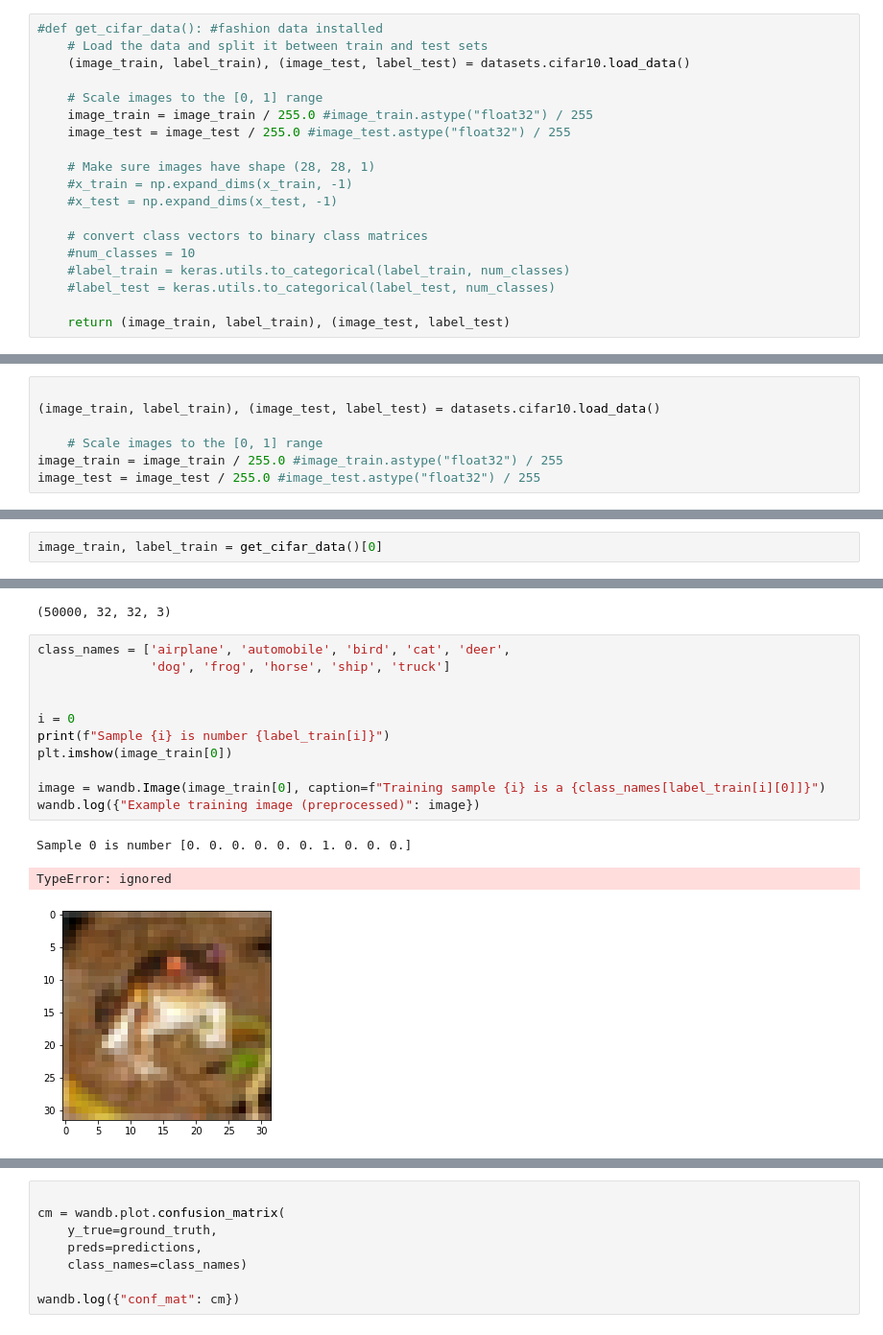
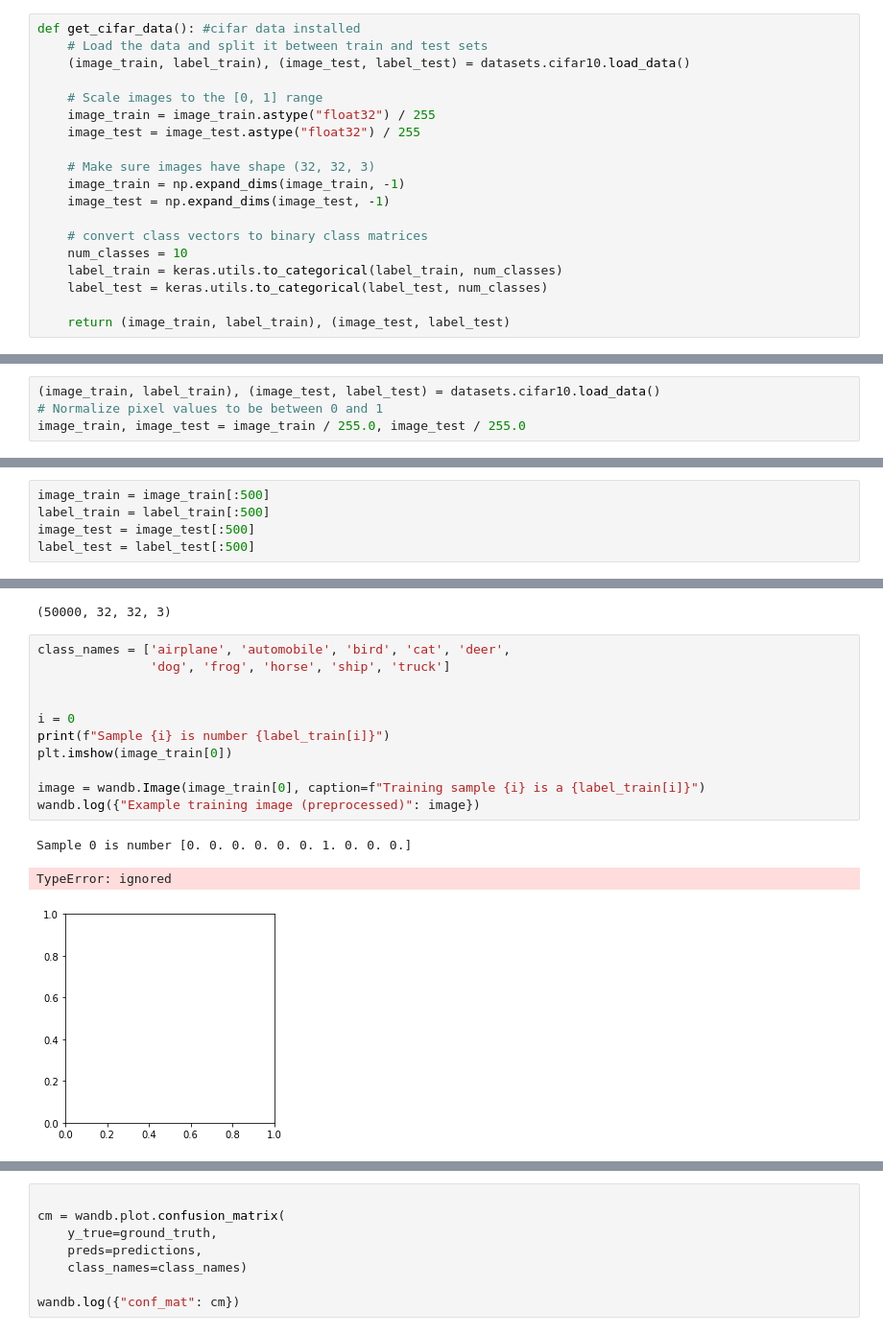
Before and after one commit to TheKeiser/ai-ml-principles-exercises, a Jupyter notebook: ML-training/logging-trainings-with-WandB/Inlamning1_clean.ipynb, the cells around one changed output, grey strips where cells are left out. Shown at 96% size. Saved outputs shown, nothing was run; the diff lists cells and outputs as text.

```diff
--- a/ML-training/logging-trainings-with-WandB/Inlamning1_clean.ipynb
+++ b/ML-training/logging-trainings-with-WandB/Inlamning1_clean.ipynb
@@ -92,19 +92,19 @@ The neural network will be trained on a digit classification dataset called *MNI
 # %%
-#def get_cifar_data(): #fashion data installed
+def get_cifar_data(): #cifar data installed
     # Load the data and split it between train and test sets
     (image_train, label_train), (image_test, label_test) = datasets.cifar10.load_data()
 
     # Scale images to the [0, 1] range
-    image_train = image_train / 255.0 #image_train.astype("float32") / 255
-    image_test = image_test / 255.0 #image_test.astype("float32") / 255
+    image_train = image_train.astype("float32") / 255
+    image_test = image_test.astype("float32") / 255
 
-    # Make sure images have shape (28, 28, 1)
-    #x_train = np.expand_dims(x_train, -1)
-    #x_test = np.expand_dims(x_test, -1)
+    # Make sure images have shape (32, 32, 3)
+    image_train = np.expand_dims(image_train, -1)
+    image_test = np.expand_dims(image_test, -1)
 
     # convert class vectors to binary class matrices
-    #num_classes = 10
-    #label_train = keras.utils.to_categorical(label_train, num_classes)
-    #label_test = keras.utils.to_categorical(label_test, num_classes)
+    num_classes = 10
+    label_train = keras.utils.to_categorical(label_train, num_classes)
+    label_test = keras.utils.to_categorical(label_test, num_classes)
 
     return (image_train, label_train), (image_test, label_test)
@@ -113,7 +115,4 @@ IndentationError: ignored
 # %%
-
 (image_train, label_train), (image_test, label_test) = datasets.cifar10.load_data()
-
-    # Scale images to the [0, 1] range
-image_train = image_train / 255.0 #image_train.astype("float32") / 255
-image_test = image_test / 255.0 #image_test.astype("float32") / 255
+# Normalize pixel values to be between 0 and 1
+image_train, image_test = image_train / 255.0, image_test / 255.0
@@ -125,2 +118,0 @@ train_images, test_images = train_images / 255.0, test_images / 255.0
-# %%
-image_train, label_train = get_cifar_data()[0]
@@ -127,3 +121,8 @@ image_train, label_train = get_cifar_data()[0]
+# %%
+image_train = image_train[:500]
+label_train = label_train[:500]
+image_test = image_test[:500]
+label_test = label_test[:500]
 # %%
 image_train.shape
 # %% [output]
@@ -131,18 +130,18 @@ image_train.shape
 # %%
 class_names = ['airplane', 'automobile', 'bird', 'cat', 'deer',
                'dog', 'frog', 'horse', 'ship', 'truck']
 
 
 i = 0
 print(f"Sample {i} is number {label_train[i]}")
 plt.imshow(image_train[0])
 
-image = wandb.Image(image_train[0], caption=f"Training sample {i} is a {class_names[label_train[i][0]]}")
+image = wandb.Image(image_train[0], caption=f"Training sample {i} is a {label_train[i]}")
 wandb.log({"Example training image (preprocessed)": image})
 # %% [output]
 Sample 0 is number [0. 0. 0. 0. 0. 0. 1. 0. 0. 0.]
 TypeError: ignored
-[figure, old version]
+[figure, new version]
 # %%
 class_names = ['airplane', 'automobile', 'bird', 'cat', 'deer',
                'dog', 'frog', 'horse', 'ship', 'truck']
```
Also changed, not shown: parts of 27 cells of this notebook.
